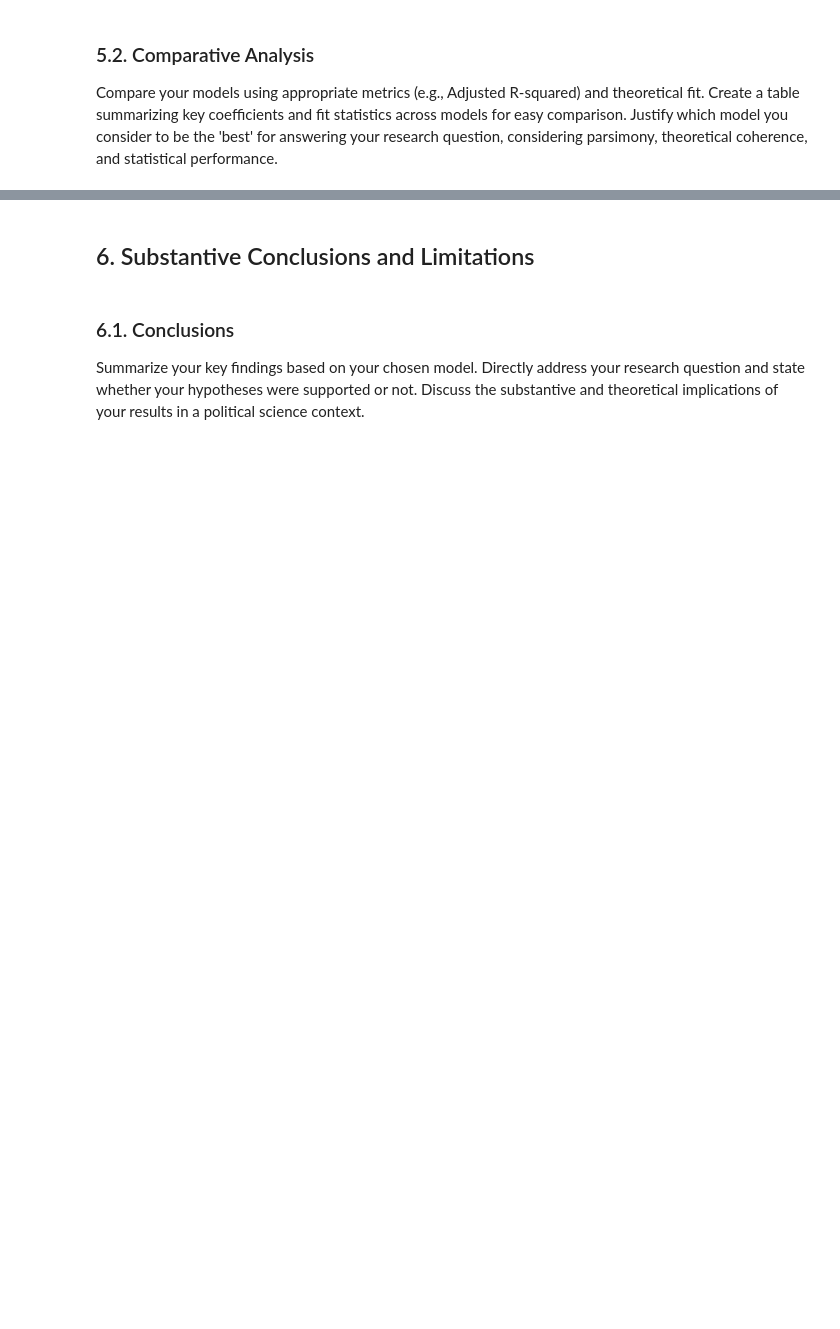
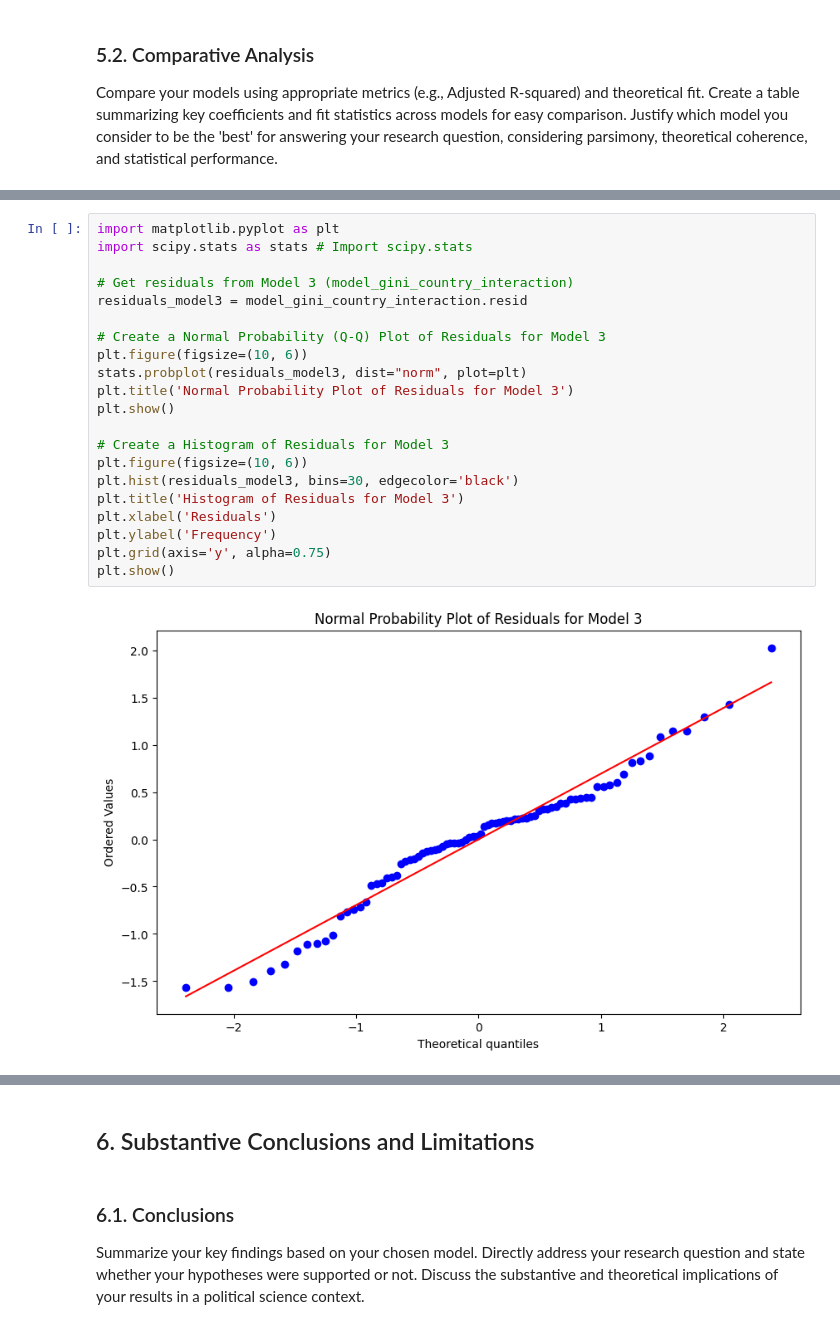
Before and after one commit to twyatt1/dataforqpa2, a Jupyter notebook: Copy_of_Theodore_Wyatt_QPA_2_final_project_template.ipynb, the cells around one changed output, grey strips where cells are left out. Saved outputs shown, nothing was run; the diff lists cells and outputs as text; blank space fills up the shorter version.

```diff
--- a/Copy_of_Theodore_Wyatt_QPA_2_final_project_template.ipynb
+++ b/Copy_of_Theodore_Wyatt_QPA_2_final_project_template.ipynb
@@ -820,0 +942,23 @@ I will use the second model, as the higher r-squared value indicates that it fit
+# %%
+import matplotlib.pyplot as plt
+import scipy.stats as stats # Import scipy.stats
+
+# Get residuals from Model 3 (model_gini_country_interaction)
+residuals_model3 = model_gini_country_interaction.resid
+
+# Create a Normal Probability (Q-Q) Plot of Residuals for Model 3
+plt.figure(figsize=(10, 6))
+stats.probplot(residuals_model3, dist="norm", plot=plt)
+plt.title('Normal Probability Plot of Residuals for Model 3')
+plt.show()
+
+# Create a Histogram of Residuals for Model 3
+plt.figure(figsize=(10, 6))
+plt.hist(residuals_model3, bins=30, edgecolor='black')
+plt.title('Histogram of Residuals for Model 3')
+plt.xlabel('Residuals')
+plt.ylabel('Frequency')
+plt.grid(axis='y', alpha=0.75)
+plt.show()
+# %% [output]
+[figure, added]
```
Also changed, not shown: parts of 47 cells of this notebook.
